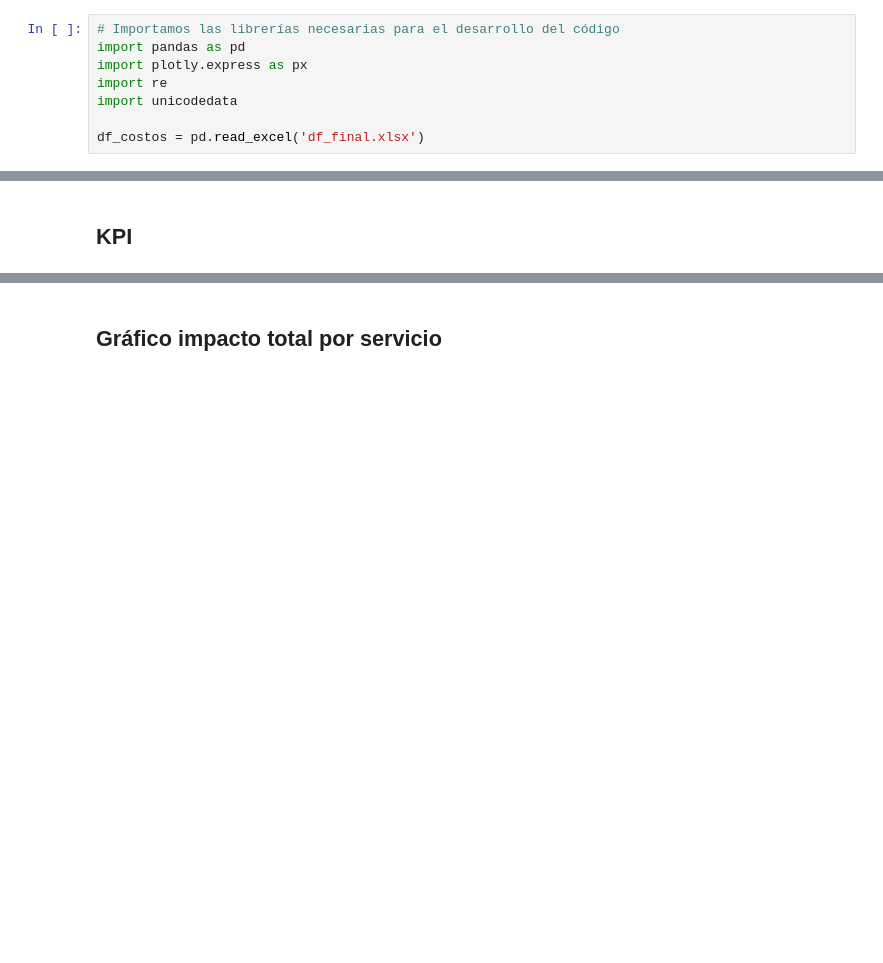
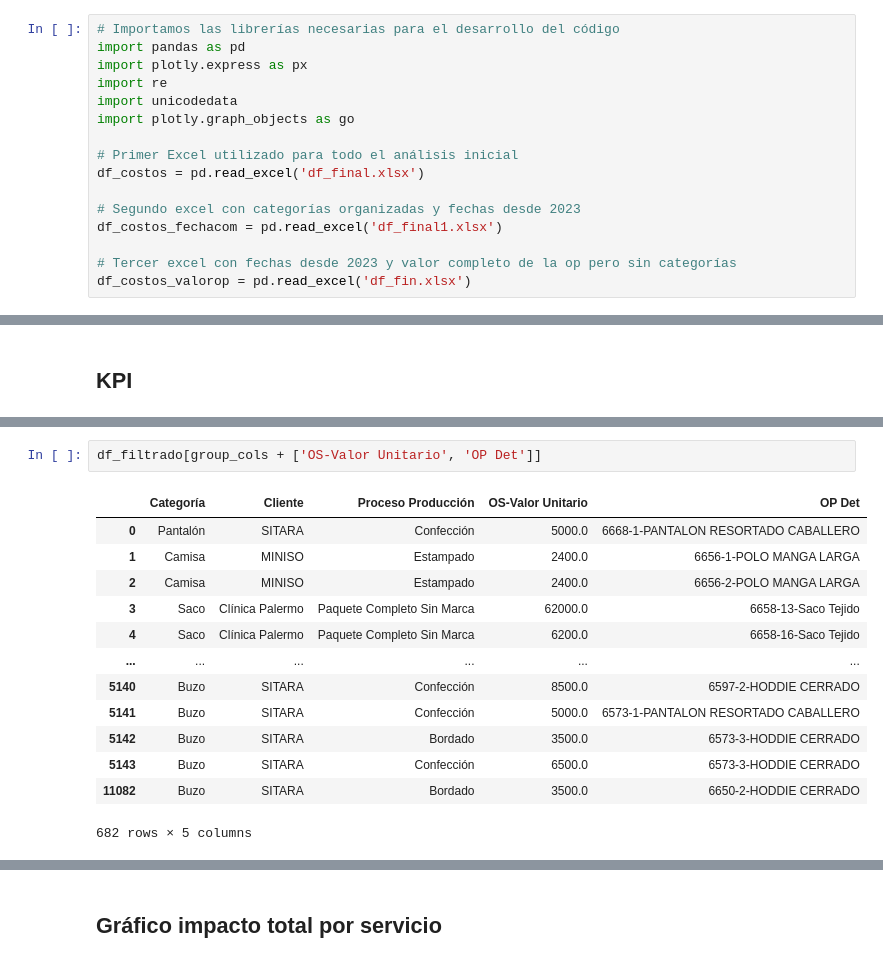
Before and after one commit to LalaSolarteW/Costo-mano-de-obra, a Jupyter notebook: graficas.ipynb, the cells around one changed output, grey strips where cells are left out. Drawn from its saved outputs; the diff is of its cells as text; blank space fills up the shorter version.

```diff
--- a/graficas.ipynb
+++ b/graficas.ipynb
@@ -8,8 +8,16 @@ import pandas as pd
 import plotly.express as px
 import re
 import unicodedata
+import plotly.graph_objects as go
 
+# Primer Excel utilizado para todo el análisis inicial
 df_costos = pd.read_excel('df_final.xlsx')
+
+# Segundo excel con categorías organizadas y fechas desde 2023
+df_costos_fechacom = pd.read_excel('df_final1.xlsx')
+
+# Tercer excel con fechas desde 2023 y valor completo de la op pero sin categorías
+df_costos_valorop = pd.read_excel('df_fin.xlsx')
 # %%
 # Definimos la lista de categorías oficiales para la clasificación de productos
 categorias_oficiales = [
@@ -137,0 +204,16 @@ fig_kpi_ahorro.show()
+# %%
+df_filtrado[group_cols + ['OS-Valor Unitario', 'OP Det']]
+# %% [output]
+|  | Categoría | Cliente | Proceso Producción | OS-Valor Unitario | OP Det |
+| 0 | Pantalón | SITARA | Confección | 5000.0 | 6668-1-PANTALON RESORTADO CABALLERO |
+| 1 | Camisa | MINISO | Estampado | 2400.0 | 6656-1-POLO MANGA LARGA |
+| 2 | Camisa | MINISO | Estampado | 2400.0 | 6656-2-POLO MANGA LARGA |
+| 3 | Saco | Clínica Palermo | Paquete Completo Sin Marca | 62000.0 | 6658-13-Saco Tejido |
+| 4 | Saco | Clínica Palermo | Paquete Completo Sin Marca | 6200.0 | 6658-16-Saco Tejido |
+| ... | ... | ... | ... | ... | ... |
+| 5140 | Buzo | SITARA | Confección | 8500.0 | 6597-2-HODDIE CERRADO |
+| 5141 | Buzo | SITARA | Confección | 5000.0 | 6573-1-PANTALON RESORTADO CABALLERO |
+| 5142 | Buzo | SITARA | Bordado | 3500.0 | 6573-3-HODDIE CERRADO |
+| 5143 | Buzo | SITARA | Confección | 6500.0 | 6573-3-HODDIE CERRADO |
+| 11082 | Buzo | SITARA | Bordado | 3500.0 | 6650-2-HODDIE CERRADO |
+682 rows × 5 columns
```
Also changed, not shown: parts of 25 cells of this notebook, 4 other files.
